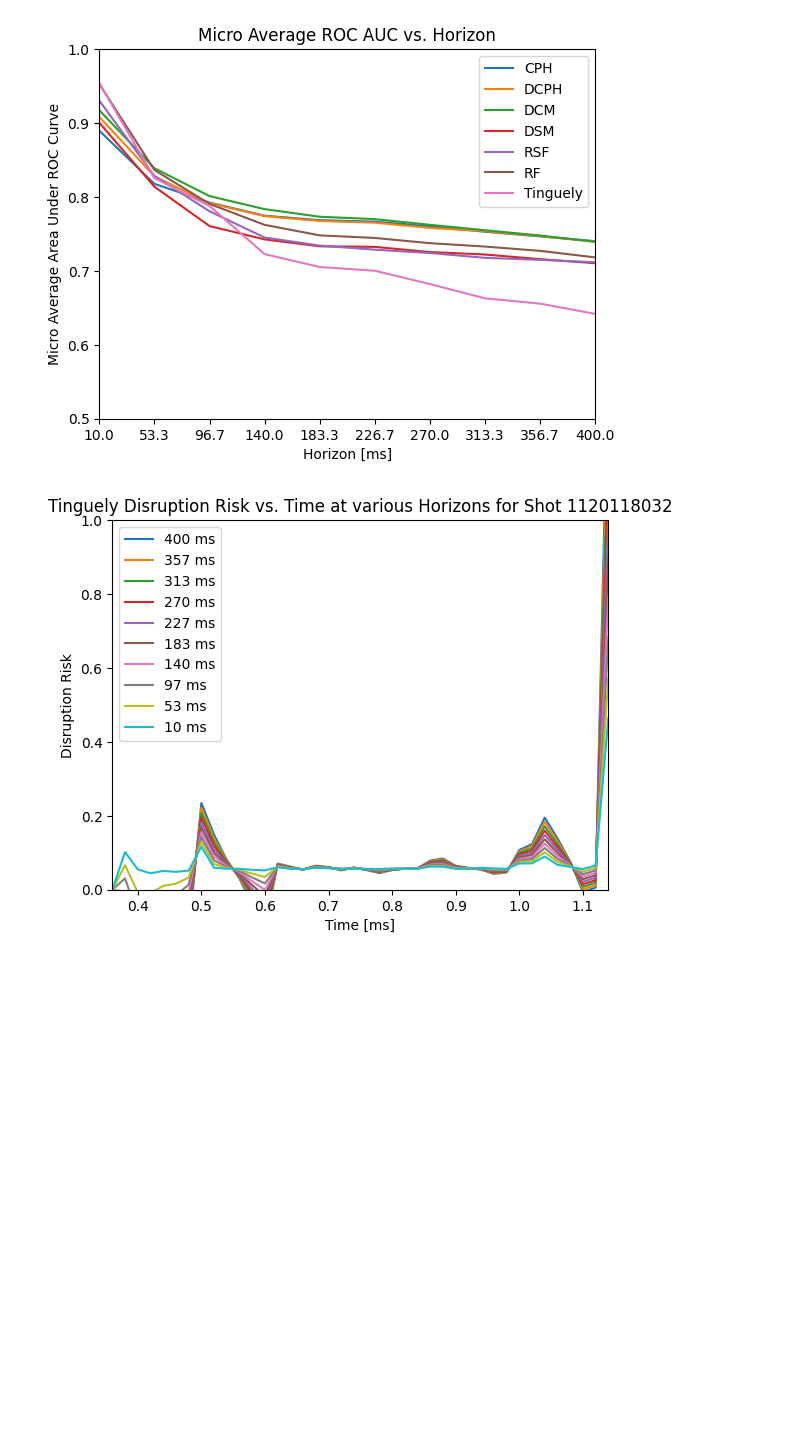
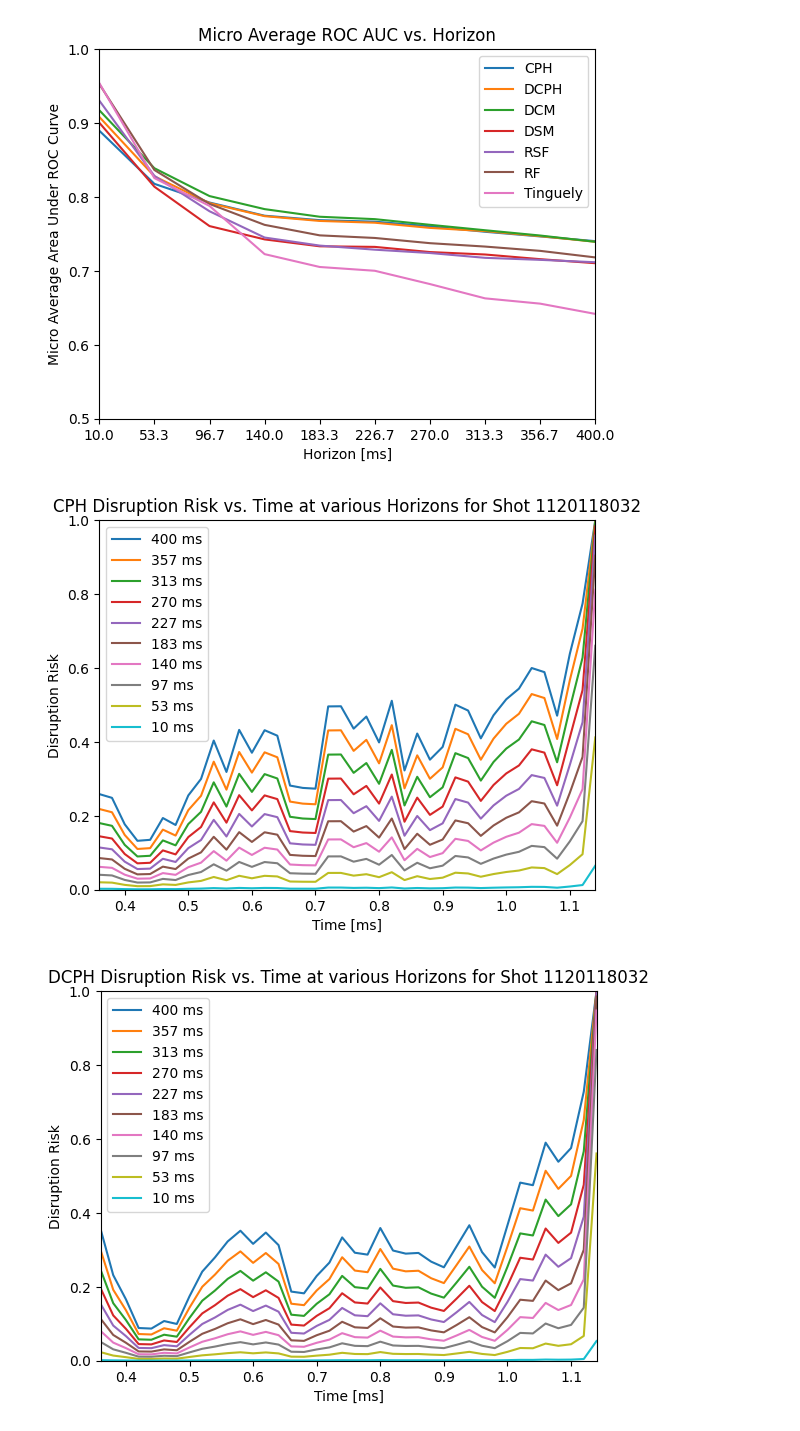
Before and after one commit to MIT-PSFC/disruption-survival-analysis, a Jupyter notebook: Run Experiments.ipynb, the cells around one changed output. Saved outputs shown, nothing was run; the diff lists cells and outputs as text; code cells hidden in the pictures; blank space fills up the shorter version.

Commit message:
Easier plotting of disruption risk vs time

```diff
--- a/Run Experiments.ipynb
+++ b/Run Experiments.ipynb
@@ -69,7 +69,9 @@ plot_roc_auc_vs_horizon_macro(experiment_list)
 plot_roc_auc_vs_horizon_micro(experiment_list)
 # %% [output]
 [figure]
-# %%
-plot_risk_compare_horizons(ting_experiment, rf_experiment.get_disruptive_shot_list()[1])
-# %% [output]
-[figure, removed]
+# %%
+for experiment in experiment_list:
+    plot_risk_compare_horizons(experiment, experiment.get_disruptive_shot_list()[1])
+# %% [output]
+[figure, added]
+[figure, added]
```
Also changed, not shown: parts of 1 cell of this notebook.
